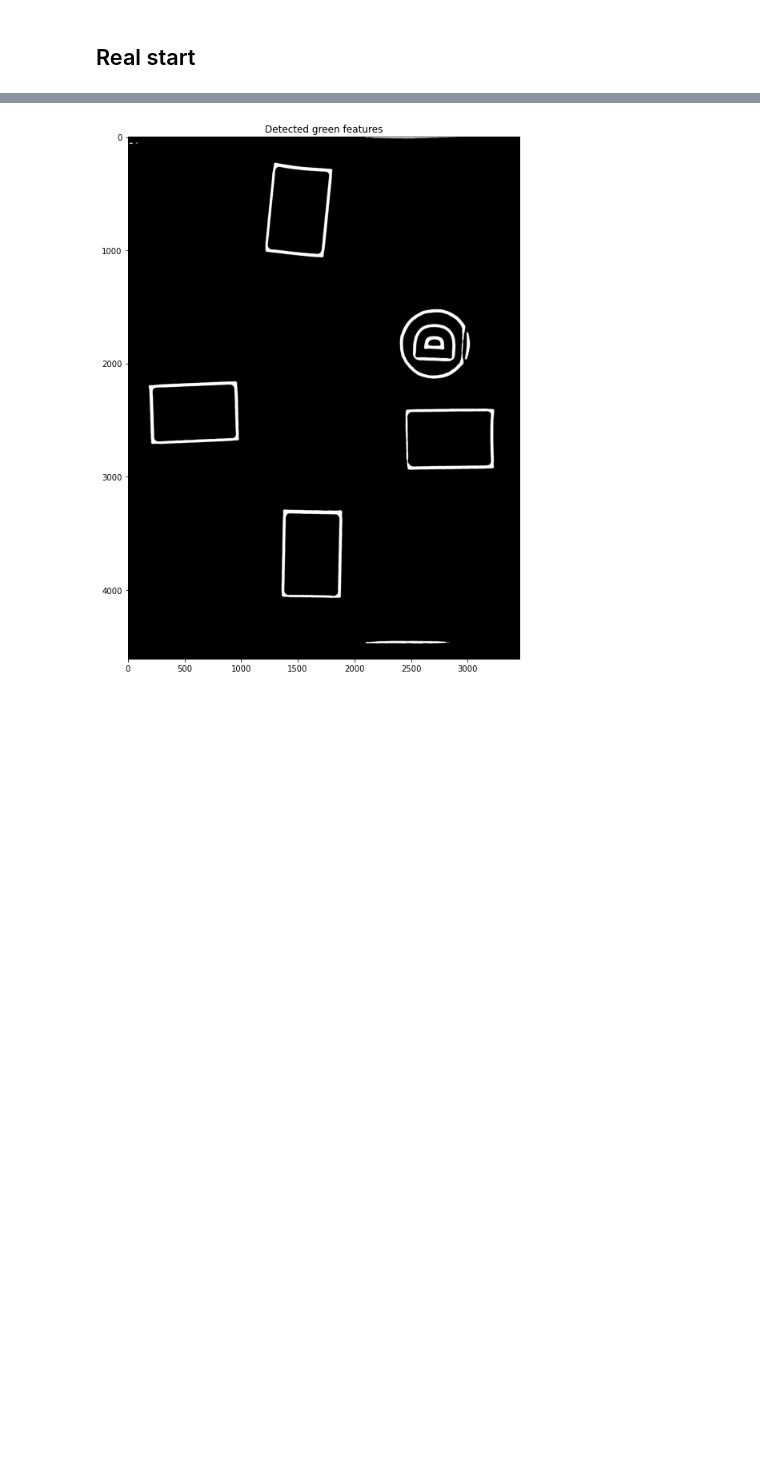
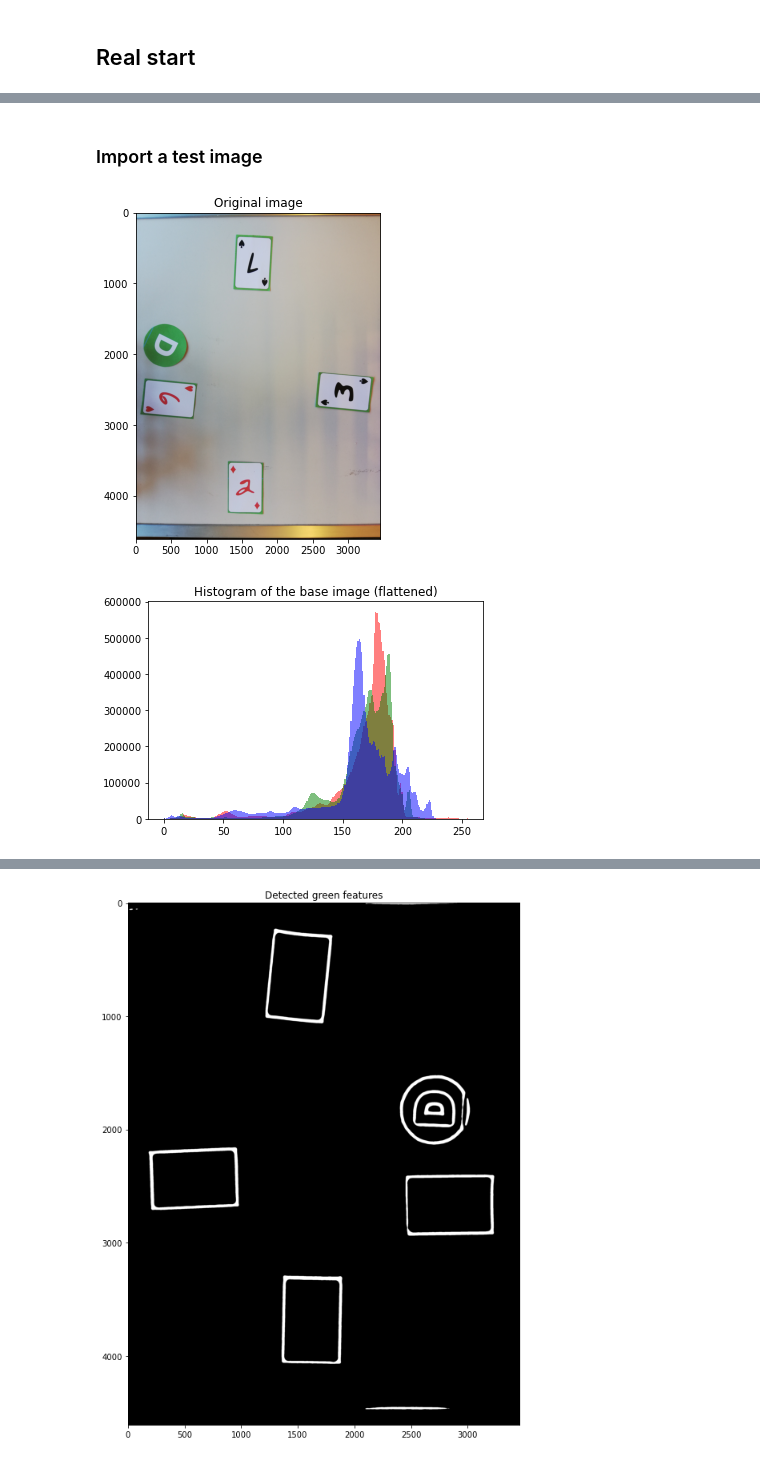
Before and after one commit to aalshabaan/iapr, a Jupyter notebook: project/project.ipynb, the cells around one changed output, grey strips where cells are left out. Drawn from its saved outputs; the diff is of its cells as text; code cells hidden in the pictures; blank space fills up the shorter version.

```diff
--- a/project/project.ipynb
+++ b/project/project.ipynb
@@ -478,0 +460,27 @@ height : 609
+# %% [markdown]
+### Import a test image
+# %%
+importlib.reload(vision_tools)
+folder = 'train_games/game5'
+file = '2.jpg'
+
+# Load image
+f_name = os.path.join(folder, file)
+im_uint8 = skimage.io.imread(f_name)
+im = im_uint8.astype('int')
+
+# Display the image
+fig, ax = plt.subplots(1, 1, figsize=(6, 6))
+ax.imshow(im)
+plt.title('Original image')
+plt.show()
+
+# Display channels distinctively
+plt.hist(im[...,0].flatten(), bins=256, color='r', alpha=0.5)
+plt.hist(im[...,1].flatten(), bins=256, color='g', alpha=0.5)
+plt.hist(im[...,2].flatten(), bins=256, color='b', alpha=0.5)
+plt.title('Histogram of the base image (flattened)')
+plt.show()
+# %% [output]
+[figure, added]
+[figure, added]
```
Also changed, not shown: parts of 8 cells of this notebook.
